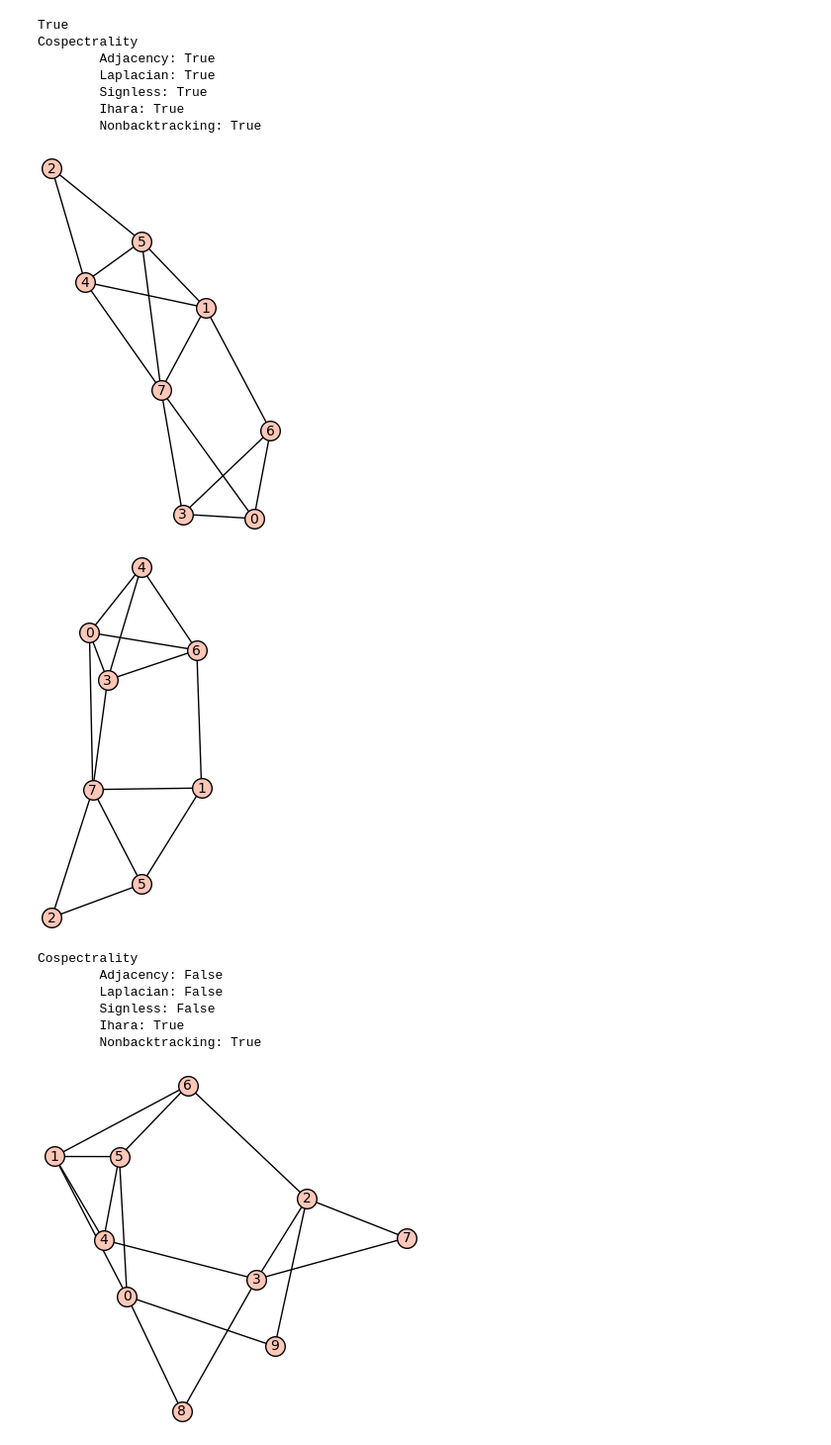
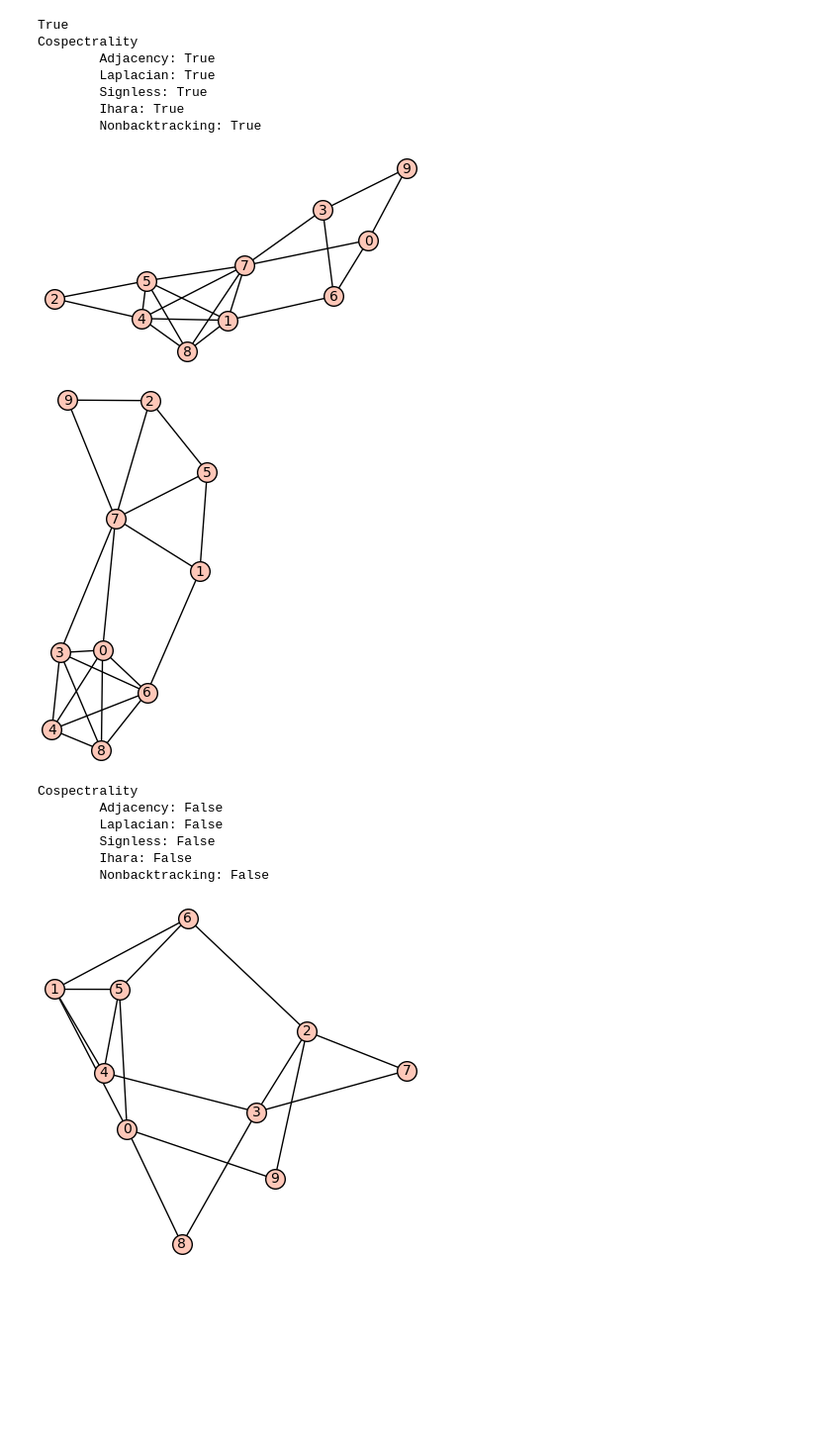
Before and after one commit to davizacheu/Spectral-Graph-Theory-Research, a Jupyter notebook: NB_Functions.ipynb, the cells around one changed output. Shown at 99% size. Drawn from its saved outputs; the diff is of its cells as text; code cells hidden in the pictures; blank space fills up the shorter version.

Commit message:
updated way to find cospectral graphs in cell 22

```diff
--- a/NB_Functions.ipynb
+++ b/NB_Functions.ipynb
@@ -326,24 +370,30 @@ for g2 in g2_graphs:
 # %%
 """two non-isomorphic graphs with same degree seq, ihara-cospectral, but not cospectral in regard to four matrices"""
 
-g1 = {0:[3,6,7], 6:[3,1], 7:[3,1,5,4], 4:[1,5,2], 5:[1,2]}
+g1 = {0:[6,7,9], 6:[3,1], 7:[3,1,5,4], 4:[1,5,2], 5:[1,2], 8:[1,4,5,7], 9:[0,3]}
 g1 = Graph(g1)
 show(g1)
 
-g2 = {0:[3,4,6,7], 3:[4,6,7], 6:[4,1], 5:[1,2,7], 7:[1,2]}
+g2 = {0:[3,4,6,7], 3:[4,6,7], 6:[4,1], 5:[1,2,7], 7:[1,2], 8:[0,3,4,6], 9:[2,7]}
 g2 = Graph(g2)
 show(g2)
 
 show_cospectrality(g1,g2)
+
+#g1_nb = edge_adjacency_nb_matrix(g1)
+#g2_nb = edge_adjacency_nb_matrix(g2)
+
+#g1_nb_graph = DiGraph(g1_nb)
+#g2_nb_graph = DiGraph(g2_nb)
 # %% [output]
-[figure, old version]
+[figure, new version]
-[figure, old version]
+[figure, new version]
 Cospectrality
         Adjacency: False
         Laplacian: False
         Signless: False
-        Ihara: True
-        Nonbacktracking: True
+        Ihara: False
+        Nonbacktracking: False
 # %%
 # ANOTHER NON-REGULAR GRAPH WHICH IS COSPECTRAL IN REGARDS TO IHARA MATRIX WITH MIN DEGREE 2
 
```
Also changed, not shown: parts of 2 cells of this notebook.
